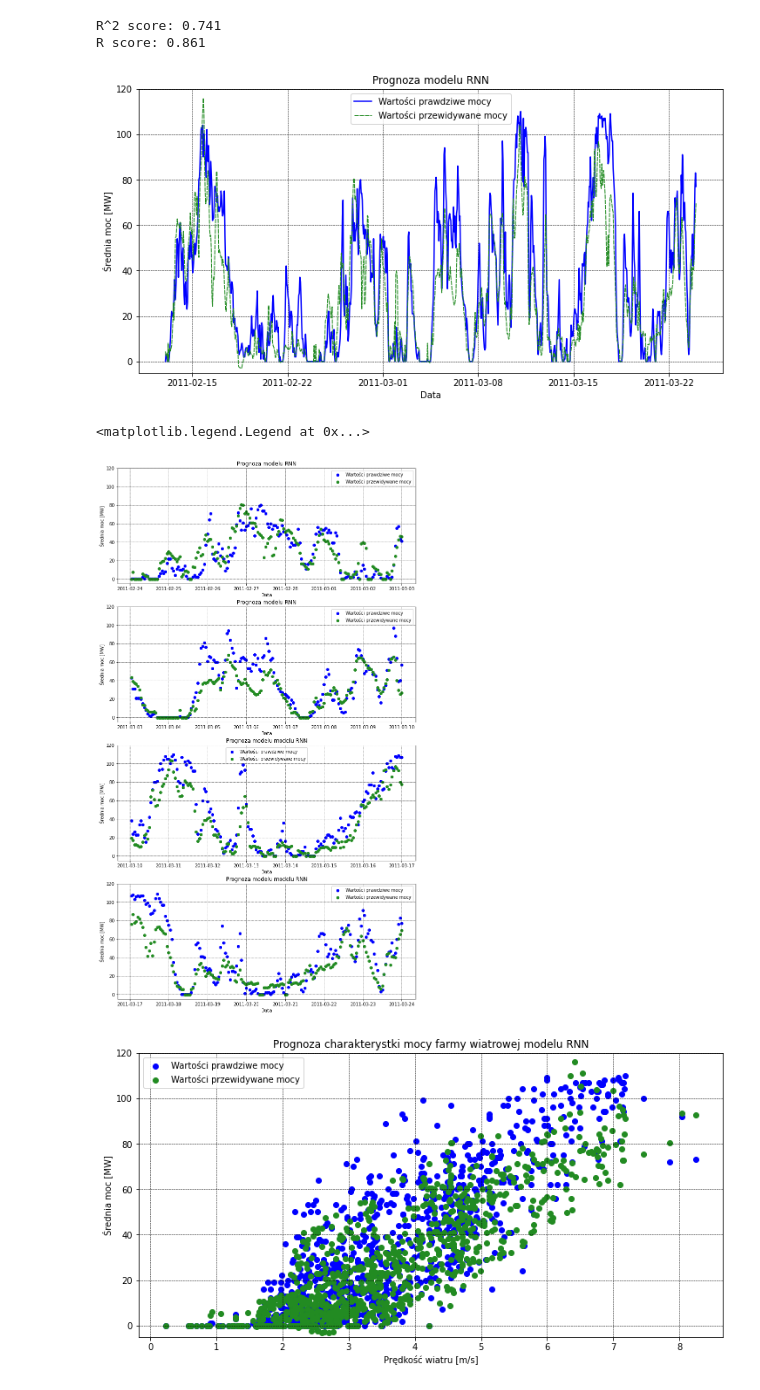
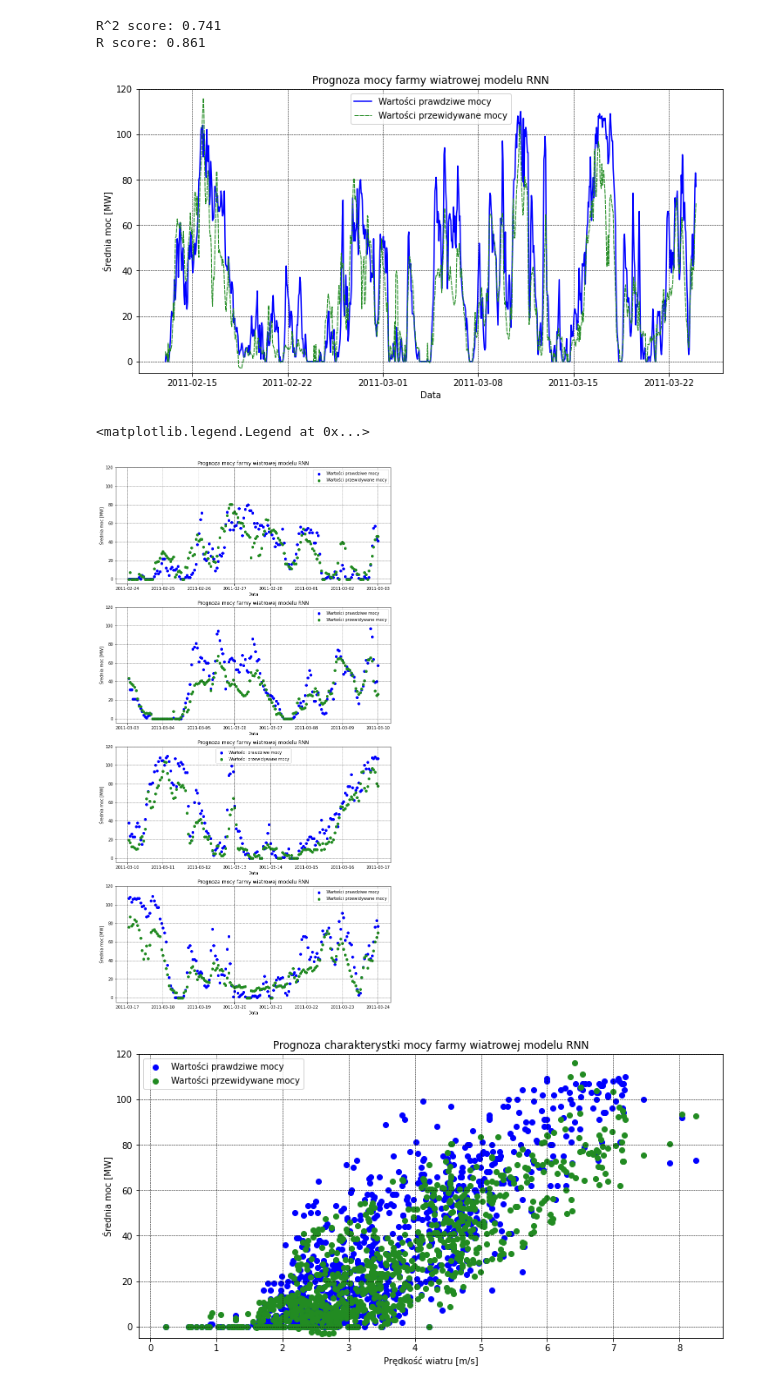
Before and after one commit to Dawidemm/wind-farm-power-forecasting, a Jupyter notebook: ForecastingSimpleRNN.ipynb, the cells around one changed output. Cells and saved outputs as stored; diff of their text form; code cells hidden in the pictures.

```diff
--- a/ForecastingSimpleRNN.ipynb
+++ b/ForecastingSimpleRNN.ipynb
@@ -78,57 +78,57 @@ fig = fig.set_size_inches(12,6)
 plt.ylim([-5, 120])
 plt.ticklabel_format(axis='y', style='plain')
 plt.grid(color='k', linewidth=0.5, linestyle='--')
-plt.title('Prognoza modelu RNN')
+plt.title('Prognoza mocy farmy wiatrowej modelu RNN')
 plt.xlabel('Data')
 plt.ylabel('Średnia moc [MW]')
 plt.legend(loc='best')
 plt.show()
 # %% [output]
-[figure, old version]
+[figure, new version]
 # %%
-fig, (ax0, ax1, ax2, ax3) = plt.subplots(4, 1, figsize=(12,22))
+fig, (ax0, ax1, ax2, ax3) = plt.subplots(4, 1, figsize=(12,24))
 ax3.scatter(dataset.date_time[-168:], test_dataset[1][-168:], color='blue', label='Wartości prawdziwe mocy')
 ax3.scatter(dataset.date_time[-168:], predictions[-168:], color='forestgreen', label='Wartości przewidywane mocy')
 ax3.set_ylim([-5, 120])
 ax3.ticklabel_format(axis='y', style='plain')
 ax3.grid(color='k', linewidth=0.5, linestyle='--')
-ax3.set_title('Prognoza modelu modelu RNN')
+ax3.set_title('Prognoza mocy farmy wiatrowej modelu RNN')
 ax3.set_xlabel('Data')
 ax3.set_ylabel('Średnia moc [MW]')
 ax3.legend(loc='best')
 
 ax2.scatter(dataset.date_time[-336:-168], test_dataset[1][-336:-168], color='blue', label='Wartości prawdziwe mocy')
 ax2.scatter(dataset.date_time[-336:-168], predictions[-336:-168], color='forestgreen', label='Wartości przewidywane mocy')
 ax2.set_ylim([-5, 120])
 ax2.ticklabel_format(axis='y', style='plain')
 ax2.grid(color='k', linewidth=0.5, linestyle='--')
-ax2.set_title('Prognoza modelu modelu RNN')
+ax2.set_title('Prognoza mocy farmy wiatrowej modelu RNN')
 ax2.set_xlabel('Data')
 ax2.set_ylabel('Średnia moc [MW]')
 ax2.legend(loc='best')
 
 ax1.scatter(dataset.date_time[-504:-336], test_dataset[1][-504:-336], color='blue', label='Wartości prawdziwe mocy')
 ax1.scatter(dataset.date_time[-504:-336], predictions[-504:-336], color='forestgreen', label='Wartości przewidywane mocy')
 ax1.set_ylim([-5, 120])
 ax1.ticklabel_format(axis='y', style='plain')
 ax1.grid(color='k', linewidth=0.5, linestyle='--')
-ax1.set_title('Prognoza modelu RNN')
+ax1.set_title('Prognoza mocy farmy wiatrowej modelu RNN')
 ax1.set_xlabel('Data')
 ax1.set_ylabel('Średnia moc [MW]')
 ax1.legend(loc='best')
 
 ax0.scatter(dataset.date_time[-672:-504], test_dataset[1][-672:-504], color='blue', label='Wartości prawdziwe mocy')
 ax0.scatter(dataset.date_time[-672:-504], predictions[-672:-504], color='forestgreen', label='Wartości przewidywane mocy')
 ax0.set_ylim([-5, 120])
 ax0.ticklabel_format(axis='y', style='plain')
 ax0.grid(color='k', linewidth=0.5, linestyle='--')
-ax0.set_title('Prognoza modelu RNN')
+ax0.set_title('Prognoza mocy farmy wiatrowej modelu RNN')
 ax0.set_xlabel('Data')
 ax0.set_ylabel('Średnia moc [MW]')
 ax0.legend(loc='best')
 # %% [output]
 <matplotlib.legend.Legend at 0x...>
-[figure, old version]
+[figure, new version]
 # %%
 plt.scatter(dataset.wind_speed[int(dataset.lenght * 0.9):], test_dataset[1], color='blue', label='Wartości prawdziwe mocy')
 plt.scatter(dataset.wind_speed[int(dataset.lenght * 0.9):], predictions, color='forestgreen', label='Wartości przewidywane mocy')
```
